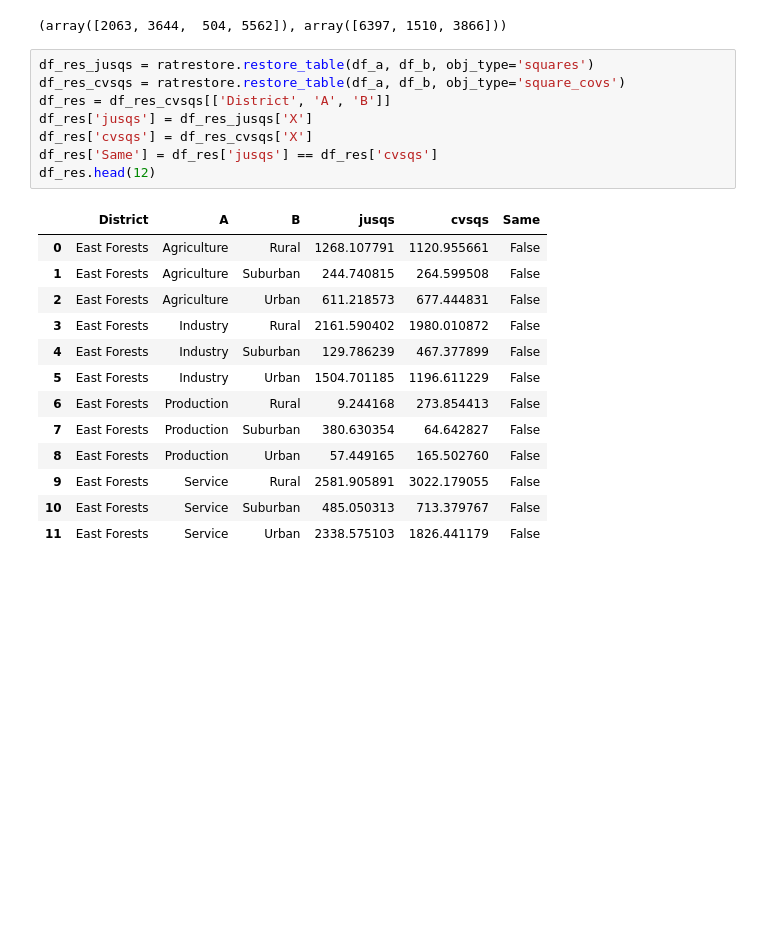
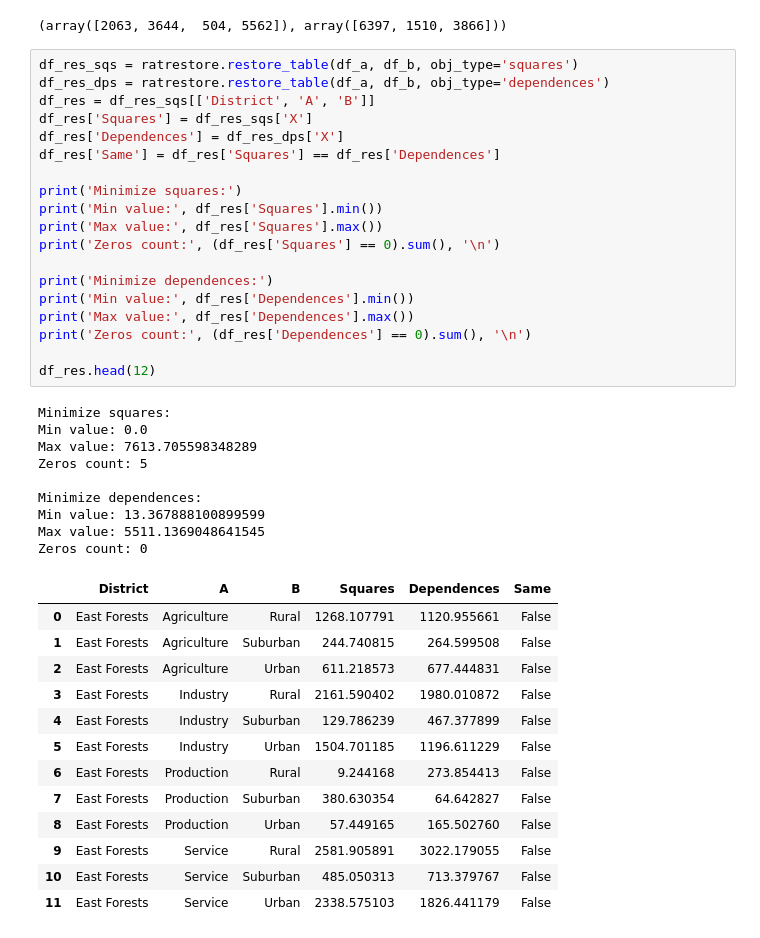
Before and after one commit to zimfv/rat, a Jupyter notebook: Test.ipynb, the cells around one changed output. Cells and saved outputs as stored; diff of their text form; blank space fills up the shorter version.

```diff
--- a/Test.ipynb
+++ b/Test.ipynb
@@ -240,26 +240,46 @@ Table Table_2 was disaggregated and added to result by 0.6063 seconds.
 line_a, line_b
 # %% [output]
 (array([2063, 3644,  504, 5562]), array([6397, 1510, 3866]))
-# %%
-df_res_jusqs = ratrestore.restore_table(df_a, df_b, obj_type='squares')
-df_res_cvsqs = ratrestore.restore_table(df_a, df_b, obj_type='square_covs')
-df_res = df_res_cvsqs[['District', 'A', 'B']]
-df_res['jusqs'] = df_res_jusqs['X']
-df_res['cvsqs'] = df_res_cvsqs['X']
-df_res['Same'] = df_res['jusqs'] == df_res['cvsqs']
-df_res.head(12)
-# %% [output]
-|  | District | A | B | jusqs | cvsqs | Same |
-| 0 | East Forests | Agriculture | Rural | 1268.107791 | 1120.955661 | False |
-| 1 | East Forests | Agriculture | Suburban | 244.740815 | 264.599508 | False |
-| 2 | East Forests | Agriculture | Urban | 611.218573 | 677.444831 | False |
-| 3 | East Forests | Industry | Rural | 2161.590402 | 1980.010872 | False |
-| 4 | East Forests | Industry | Suburban | 129.786239 | 467.377899 | False |
-| 5 | East Forests | Industry | Urban | 1504.701185 | 1196.611229 | False |
-| 6 | East Forests | Production | Rural | 9.244168 | 273.854413 | False |
-| 7 | East Forests | Production | Suburban | 380.630354 | 64.642827 | False |
-| 8 | East Forests | Production | Urban | 57.449165 | 165.502760 | False |
-| 9 | East Forests | Service | Rural | 2581.905891 | 3022.179055 | False |
-| 10 | East Forests | Service | Suburban | 485.050313 | 713.379767 | False |
-| 11 | East Forests | Service | Urban | 2338.575103 | 1826.441179 | False |
+# %%
+df_res_sqs = ratrestore.restore_table(df_a, df_b, obj_type='squares')
+df_res_dps = ratrestore.restore_table(df_a, df_b, obj_type='dependences')
+df_res = df_res_sqs[['District', 'A', 'B']]
+df_res['Squares'] = df_res_sqs['X']
+df_res['Dependences'] = df_res_dps['X']
+df_res['Same'] = df_res['Squares'] == df_res['Dependences']
+
+print('Minimize squares:')
+print('Min value:', df_res['Squares'].min())
+print('Max value:', df_res['Squares'].max())
+print('Zeros count:', (df_res['Squares'] == 0).sum(), '\n')
+
+print('Minimize dependences:')
+print('Min value:', df_res['Dependences'].min())
+print('Max value:', df_res['Dependences'].max())
+print('Zeros count:', (df_res['Dependences'] == 0).sum(), '\n')
+
+df_res.head(12)
+# %% [output]
+Minimize squares:
+Min value: 0.0
+Max value: 7613.705598348289
+Zeros count: 5
+
+Minimize dependences:
+Min value: 13.367888100899599
+Max value: 5511.1369048641545
+Zeros count: 0
+|  | District | A | B | Squares | Dependences | Same |
+| 0 | East Forests | Agriculture | Rural | 1268.107791 | 1120.955661 | False |
+| 1 | East Forests | Agriculture | Suburban | 244.740815 | 264.599508 | False |
+| 2 | East Forests | Agriculture | Urban | 611.218573 | 677.444831 | False |
+| 3 | East Forests | Industry | Rural | 2161.590402 | 1980.010872 | False |
+| 4 | East Forests | Industry | Suburban | 129.786239 | 467.377899 | False |
+| 5 | East Forests | Industry | Urban | 1504.701185 | 1196.611229 | False |
+| 6 | East Forests | Production | Rural | 9.244168 | 273.854413 | False |
+| 7 | East Forests | Production | Suburban | 380.630354 | 64.642827 | False |
+| 8 | East Forests | Production | Urban | 57.449165 | 165.502760 | False |
+| 9 | East Forests | Service | Rural | 2581.905891 | 3022.179055 | False |
+| 10 | East Forests | Service | Suburban | 485.050313 | 713.379767 | False |
+| 11 | East Forests | Service | Urban | 2338.575103 | 1826.441179 | False |
 # %%
```
Also changed, not shown: parts of 4 cells of this notebook, 2 other files.
